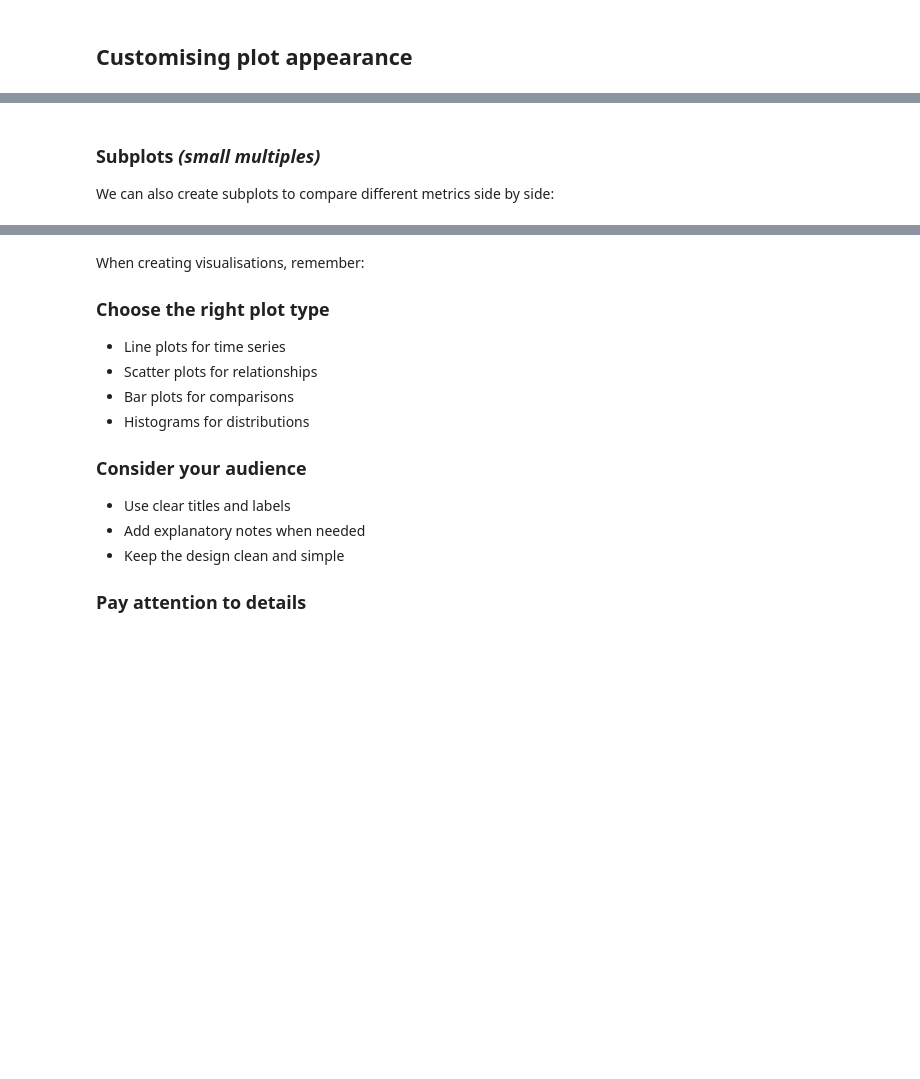
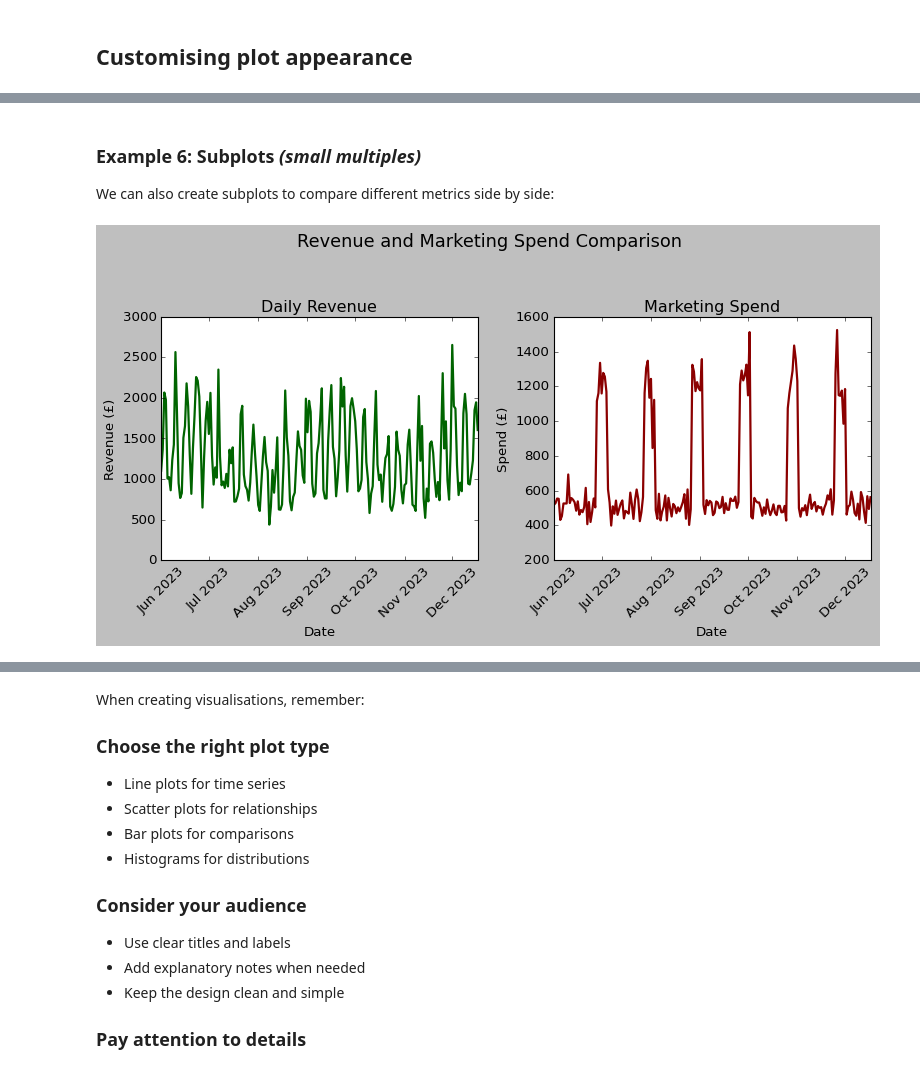
Before and after one commit to REPPL/Teaching, a Jupyter notebook: 2024-25/MN5813/Workshops/Week08/Demonstration.ipynb, the cells around one changed output, grey strips where cells are left out. Saved outputs shown, nothing was run; the diff lists cells and outputs as text; code cells hidden in the pictures; blank space fills up the shorter version.

```diff
--- a/2024-25/MN5813/Workshops/Week08/Demonstration.ipynb
+++ b/2024-25/MN5813/Workshops/Week08/Demonstration.ipynb
@@ -168,39 +201,41 @@ plt.show()
 # %% [markdown]
-### Subplots _(small multiples)_
+### Example 6: Subplots _(small multiples)_
 
 We can also create subplots to compare different metrics side by side:
 # %%
 # Create a figure with two subplots
-fig, (ax1, ax2) = plt.subplots(1, 2, figsize=(15, 5))
+fig, (ax1, ax2) = plt.subplots(1, 2, figsize=(10, 5))
 
 # First subplot - Revenue over time
 ax1.plot(
     df.index, df["revenue"],
     color="darkgreen",
     linewidth=2)
 ax1.set_title("Daily Revenue")
 ax1.set_xlabel("Date")
 ax1.set_ylabel("Revenue (£)")
 ax1.tick_params(axis='x', rotation=45)
 
 # Second subplot - Marketing spend over time
 ax2.plot(
     df.index, df["marketing_spend"],
     color="darkred",
     linewidth=2)
 ax2.set_title("Marketing Spend")
 ax2.set_xlabel("Date")
 ax2.set_ylabel("Spend (£)")
 ax2.tick_params(axis='x', rotation=45)
 
 # Add a main title to the figure
 fig.suptitle(
     "Revenue and Marketing Spend Comparison",
     fontsize=16,
     y=1.05)
 
 # Adjust the layout
 plt.tight_layout()
 
 plt.show()
+# %% [output]
+[figure, added]
 # %% [markdown]
```
Also changed, not shown: parts of 18 cells of this notebook.
